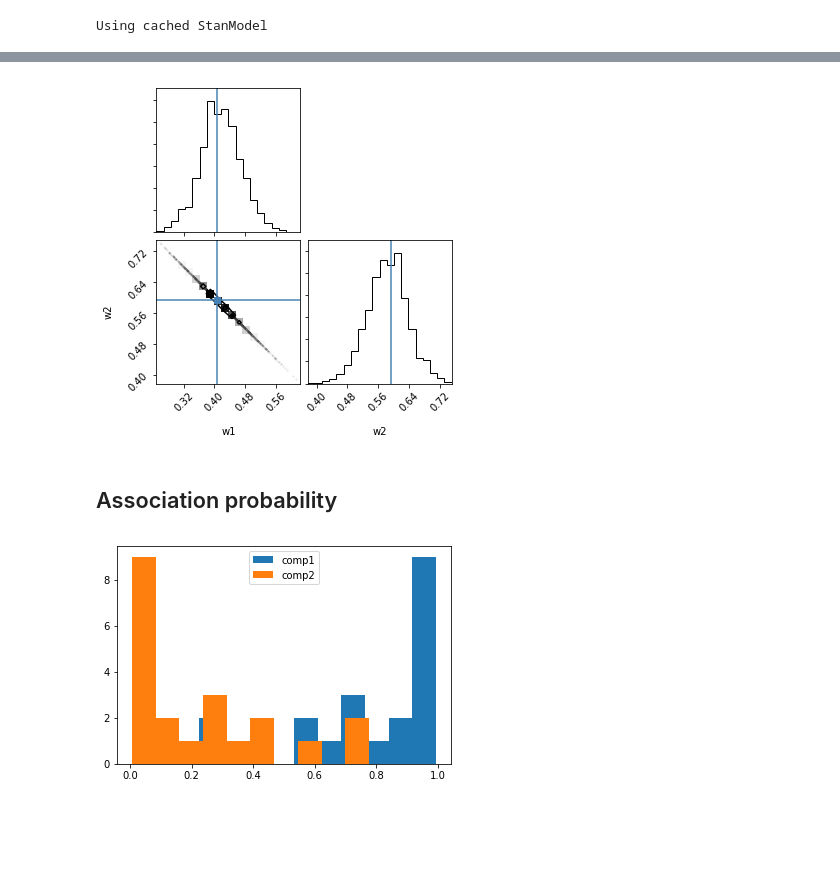
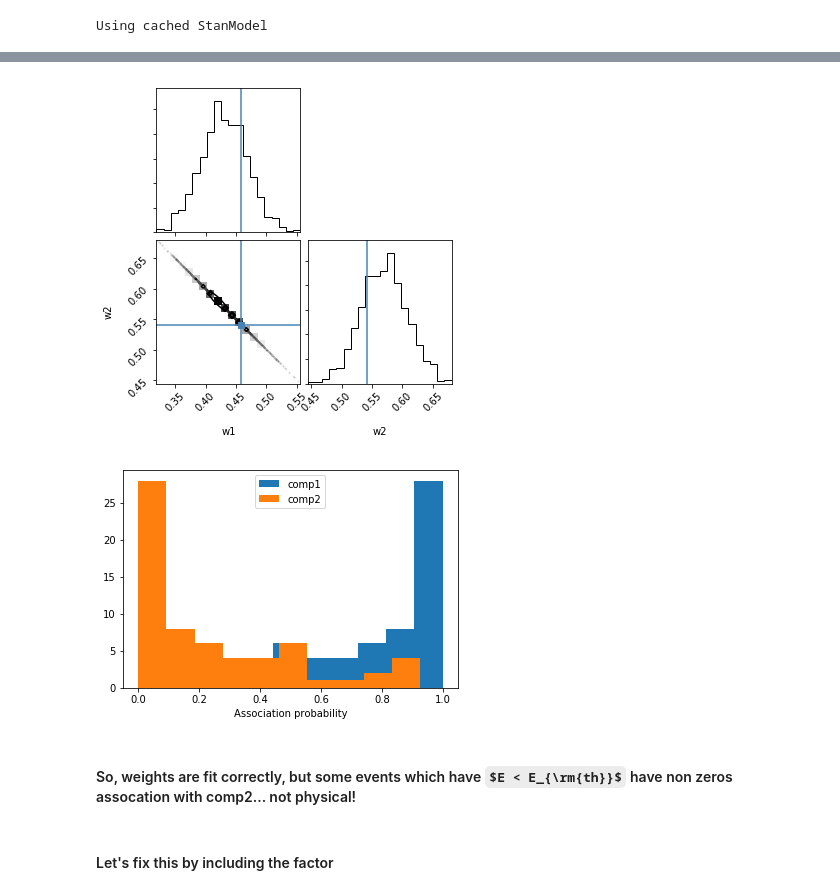
Before and after one commit to specktakel/hierarchical_nu, a Jupyter notebook: dev/statistical_model/aeff_in_rate_factor/aeff_in_rate_factor.ipynb, the cells around one changed output, grey strips where cells are left out. Cells and saved outputs as stored; diff of their text form; code cells hidden in the pictures; some formulas as TeX source; blank space fills up the shorter version.

```diff
--- a/dev/statistical_model/aeff_in_rate_factor/aeff_in_rate_factor.ipynb
+++ b/dev/statistical_model/aeff_in_rate_factor/aeff_in_rate_factor.ipynb
@@ -25,9 +56,9 @@ sim_input['Ncomp'] = 2
 sim_input['mu'] = [10, 20]
 sim_input['sigma'] = 5
 sim_input['area_weight'] = [0.3, 0.7]
-sim_input['Eth'] = [20, 50]
+sim_input['Eth'] = [1, 50]
 sim_input['Emax'] = 100
-sim_input['dNdE'] = 3
+sim_input['dNdE'] = 4
 
 simulation = sim.sampling(data=sim_input, iter=1, chains=1,
                           algorithm="Fixed_param", seed = random_seed)
@@ -38,8 +69,6 @@ energy = simulation.extract('energy')['energy'][0]
 label = simulation.extract('label')['label'][0]
 weight = simulation.extract('weight_out')['weight_out'][0]
 
-fig, ax = plt.subplots()
-ax.hist(location);
 print('N: ', len(location))
-print('weight: ', weight)
+print('true weight: ', weight)
 # %% [output]
@@ -78,2 +121,3 @@ fit_input['include_energy'] = 1
 # %%
-fit = model.sampling(data = fit_input, iter = 1000, chains = 4, seed = random_seed)
+fit_input['extra_factor'] = 0
+fit_without = model.sampling(data = fit_input, iter = 1000, chains = 4, seed = random_seed)
@@ -90,12 +124,11 @@ WARNING:pystan:Rhat above 1.1 or below 0.9 indicates that the chains very likely
 # %%
-chain = fit.extract(permuted = True)
+# Compare fit weight and true weight
+chain = fit_without.extract(permuted = True)
 w = chain['weight'].T
 corner.corner(np.column_stack([w[0], w[1]]), labels=['w1', 'w2'],
               truths=[weight[0], weight[1]]);
 # %% [output]
-[figure, old version]
+[figure, new version]
-# %% [markdown]
-## Association probability
 # %%
 # Calculate association probabilities for each source-neutrino combo
 logprob = chain['lp'].transpose(1, 2, 0)
@@ -116,13 +149,19 @@ for lp in logprob:
 # Normalise line weights
 pmax = max(max(p))
 # %%
+# Plot associatio probabilities of events with energies below E_th of the component with the energy cut
 energy_below_th = energy[energy < sim_input['Eth'][1]]
 inds = np.where(energy < sim_input['Eth'][1])[0]
 p_select = [p[_] for _ in inds]
 
 fig, ax = plt.subplots()
 ax.hist(np.array(p_select).T[0], label='comp1')
 ax.hist(np.array(p_select).T[1], label='comp2')
 ax.legend();
+ax.set_xlabel('Association probability');
 # %% [output]
-[figure, old version]
+[figure, new version]
+# %% [markdown]
+#### So, weights are fit correctly, but some events which have $E < E_{\rm{th}}$ have non zeros assocation with comp2... not physical!
+# %% [markdown]
+#### Let's fix this by including the factor
```
Also changed, not shown: parts of 20 cells of this notebook.
